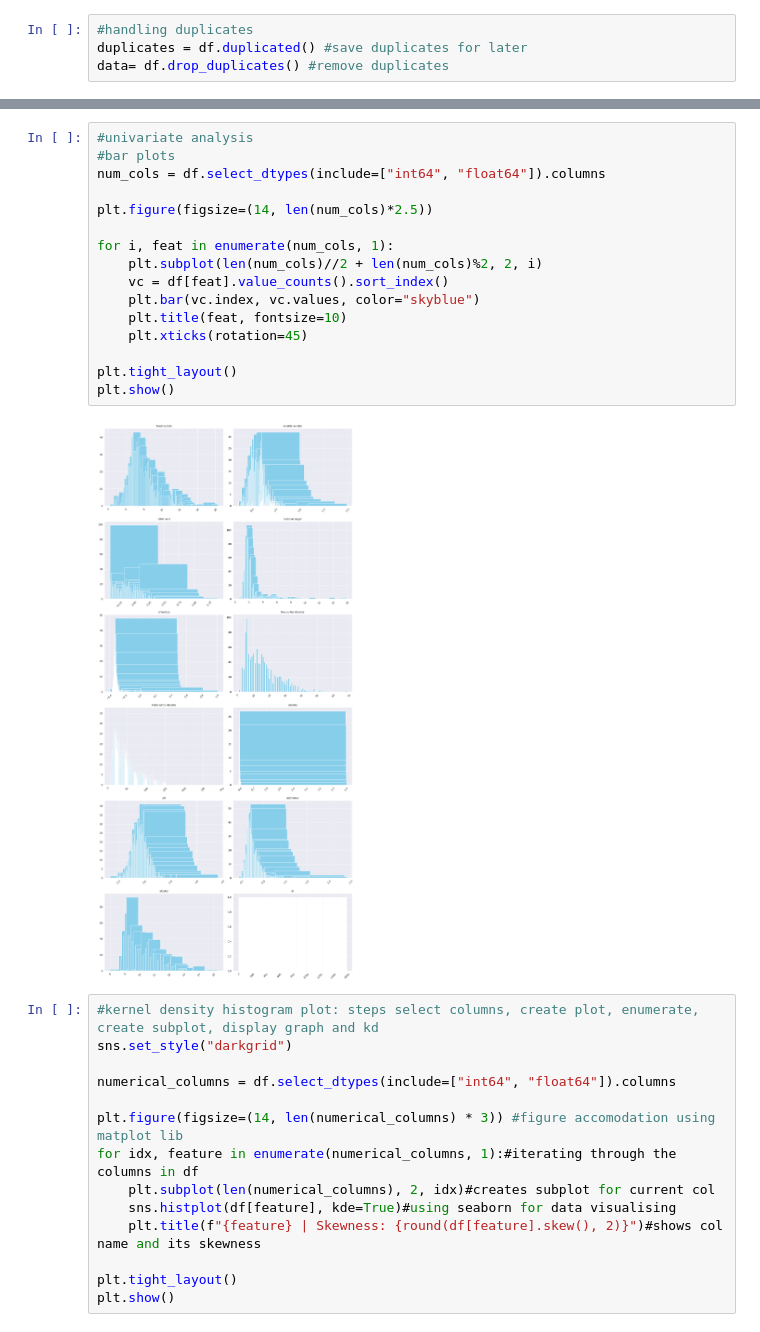
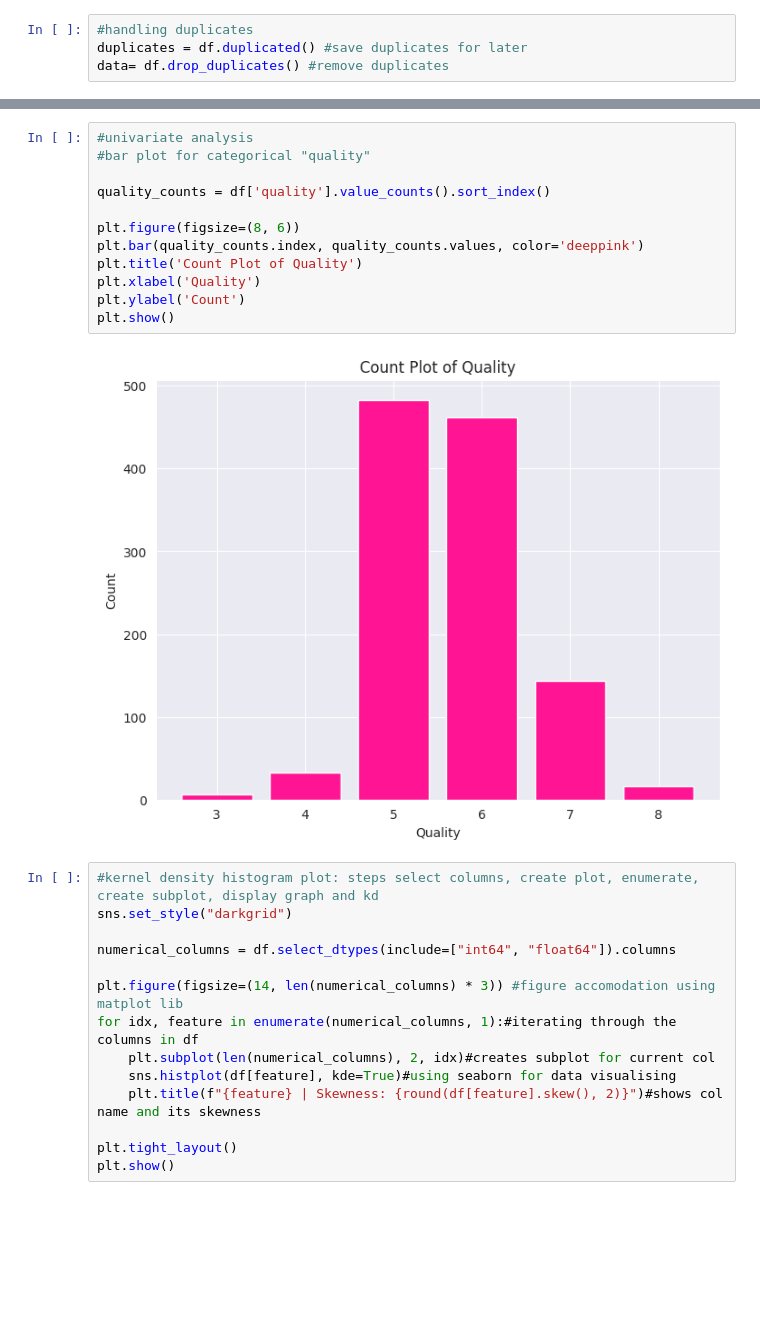
Before and after one commit to anushkamohanty14/emptech, a Jupyter notebook: EDA.ipynb, the cells around one changed output, grey strips where cells are left out. Saved outputs shown, nothing was run; the diff lists cells and outputs as text; blank space fills up the shorter version.

```diff
--- a/EDA.ipynb
+++ b/EDA.ipynb
@@ -69,21 +68,17 @@ df=df.dropna() #dropping rows with missing values
-# %%
-#univariate analysis
-#bar plots
-num_cols = df.select_dtypes(include=["int64", "float64"]).columns
-
-plt.figure(figsize=(14, len(num_cols)*2.5))
-
-for i, feat in enumerate(num_cols, 1):
-    plt.subplot(len(num_cols)//2 + len(num_cols)%2, 2, i)
-    vc = df[feat].value_counts().sort_index()
-    plt.bar(vc.index, vc.values, color="skyblue")
-    plt.title(feat, fontsize=10)
-    plt.xticks(rotation=45)
-
-plt.tight_layout()
-plt.show()
-# %% [output]
-[figure, removed]
+# %%
+#univariate analysis
+#bar plot for categorical "quality"
+
+quality_counts = df['quality'].value_counts().sort_index()
+
+plt.figure(figsize=(8, 6))
+plt.bar(quality_counts.index, quality_counts.values, color='deeppink')
+plt.title('Count Plot of Quality')
+plt.xlabel('Quality')
+plt.ylabel('Count')
+plt.show()
+# %% [output]
+[figure, added]
 # %%
 #kernel density histogram plot: steps select columns, create plot, enumerate, create subplot, display graph and kd
 sns.set_style("darkgrid")
```
Also changed, not shown: parts of 2 cells of this notebook.
